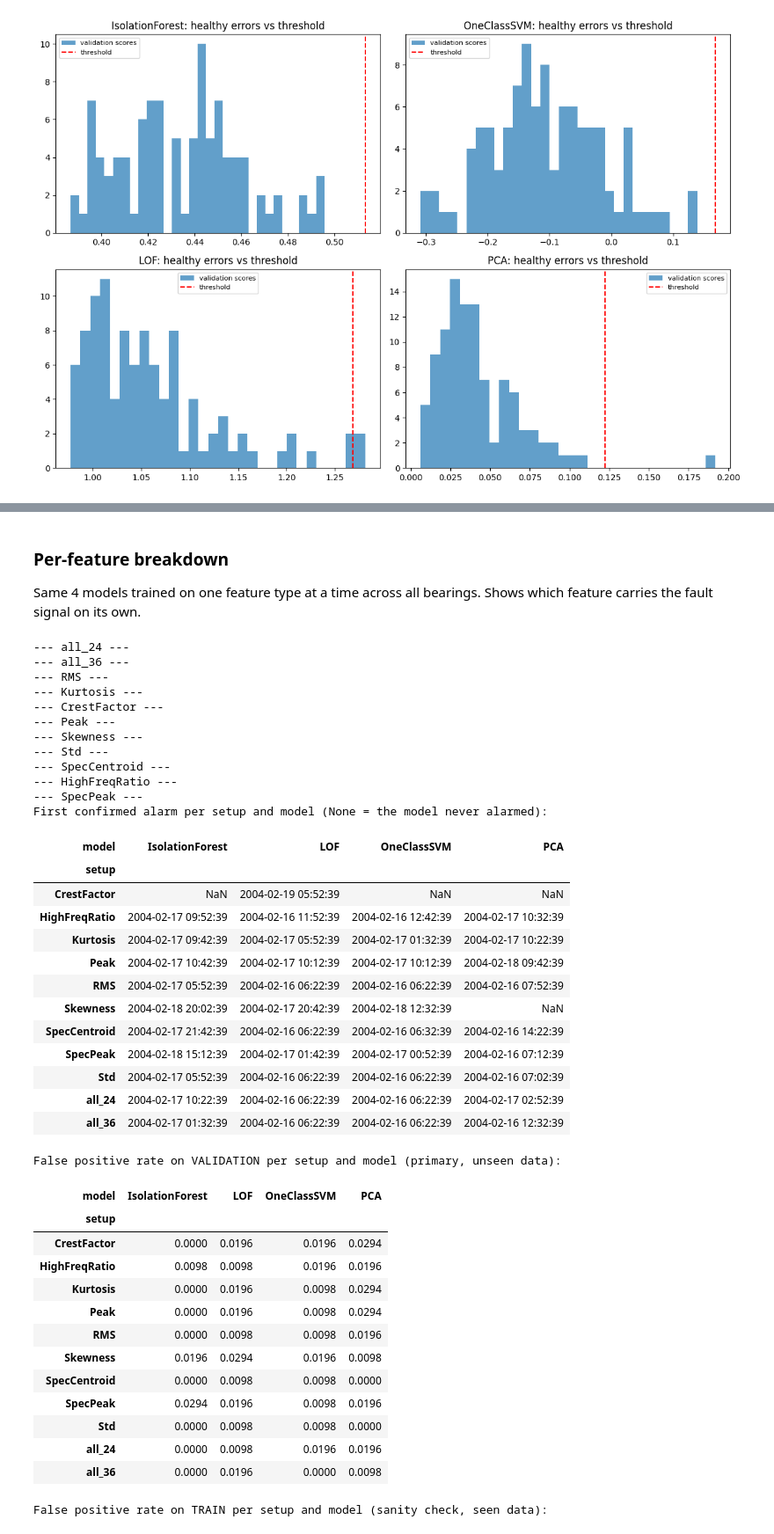
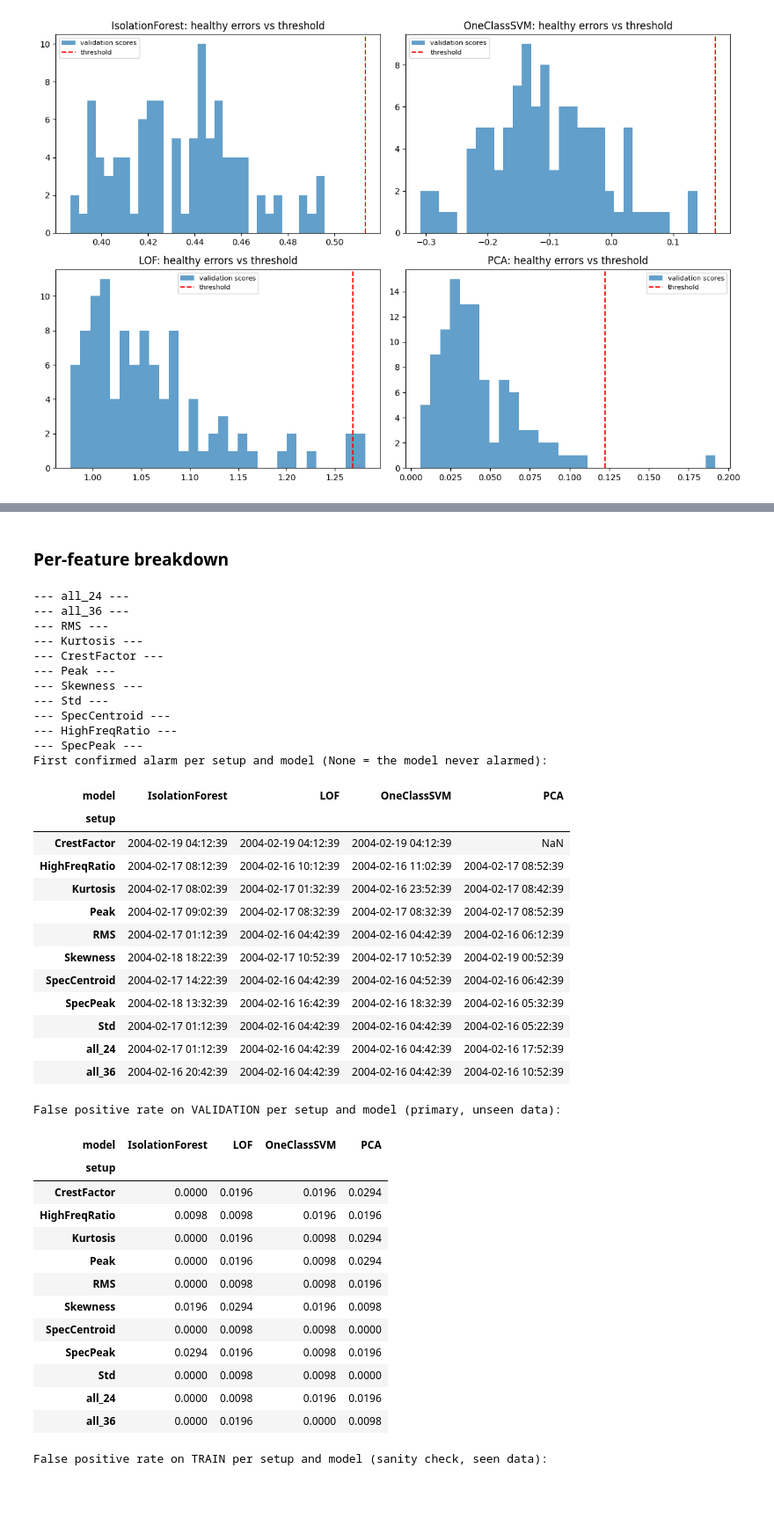
Before and after one commit to maidabiber/anomaly-detection-thesis, a Jupyter notebook: notebooks/analyze_2nd_test.ipynb, the cells around one changed output, grey strips where cells are left out. Shown at 88% size. Cells and saved outputs as stored; diff of their text form; code cells hidden in the pictures; blank space fills up the shorter version.

```diff
--- a/notebooks/analyze_2nd_test.ipynb
+++ b/notebooks/analyze_2nd_test.ipynb
@@ -416,46 +417,45 @@ fault scores reach far beyond it.
 # %% [markdown]
 ### Per-feature breakdown
-
-Same 4 models trained on one feature type at a time across all bearings.
-Shows which feature carries the fault signal on its own.
 # %%
 from src.experiments import compare_feature_setups
 
 train_end = df_healthy_train.index[-1]
 val_end = df_healthy.index[-1]
-comp_df = compare_feature_setups(classical, df, df_healthy_train, df_healthy_val, train_end, val_end, verbose=True)
+# Winning config from the section 9 conclusion: window=10 passed explicitly (NOT the
+# config.CONTINUITY_WINDOW default of 20); mean+3std threshold = config.py defaults.
+comp_df = compare_feature_setups(classical, df, df_healthy_train, df_healthy_val, train_end, val_end, verbose=True, window=10)
 print("First confirmed alarm per setup and model (None = the model never alarmed):")
 display(comp_df.pivot_table(index='setup', columns='model', values='alarm', aggfunc='first', observed=True))
 print("False positive rate on VALIDATION per setup and model (primary, unseen data):")
 display(comp_df.pivot_table(index='setup', columns='model', values='fpr_val', aggfunc='first', observed=True).style.format('{:.4f}'))
 print("False positive rate on TRAIN per setup and model (sanity check, seen data):")
 display(comp_df.pivot_table(index='setup', columns='model', values='fpr_train', aggfunc='first', observed=True).style.format('{:.4f}'))
 # %% [output]
 --- all_24 ---
 --- all_36 ---
 --- RMS ---
 --- Kurtosis ---
 --- CrestFactor ---
 --- Peak ---
 --- Skewness ---
 --- Std ---
 --- SpecCentroid ---
 --- HighFreqRatio ---
 --- SpecPeak ---
 First confirmed alarm per setup and model (None = the model never alarmed):
 | model | IsolationForest | LOF | OneClassSVM | PCA |
 | setup |  |  |  |  |
-| CrestFactor | NaN | 2004-02-19 05:52:39 | NaN | NaN |
-| HighFreqRatio | 2004-02-17 09:52:39 | 2004-02-16 11:52:39 | 2004-02-16 12:42:39 | 2004-02-17 10:32:39 |
-| Kurtosis | 2004-02-17 09:42:39 | 2004-02-17 05:52:39 | 2004-02-17 01:32:39 | 2004-02-17 10:22:39 |
-| Peak | 2004-02-17 10:42:39 | 2004-02-17 10:12:39 | 2004-02-17 10:12:39 | 2004-02-18 09:42:39 |
-| RMS | 2004-02-17 05:52:39 | 2004-02-16 06:22:39 | 2004-02-16 06:22:39 | 2004-02-16 07:52:39 |
-| Skewness | 2004-02-18 20:02:39 | 2004-02-17 20:42:39 | 2004-02-18 12:32:39 | NaN |
-| SpecCentroid | 2004-02-17 21:42:39 | 2004-02-16 06:22:39 | 2004-02-16 06:32:39 | 2004-02-16 14:22:39 |
-| SpecPeak | 2004-02-18 15:12:39 | 2004-02-17 01:42:39 | 2004-02-17 00:52:39 | 2004-02-16 07:12:39 |
-| Std | 2004-02-17 05:52:39 | 2004-02-16 06:22:39 | 2004-02-16 06:22:39 | 2004-02-16 07:02:39 |
-| all_24 | 2004-02-17 10:22:39 | 2004-02-16 06:22:39 | 2004-02-16 06:22:39 | 2004-02-17 02:52:39 |
-| all_36 | 2004-02-17 01:32:39 | 2004-02-16 06:22:39 | 2004-02-16 06:22:39 | 2004-02-16 12:32:39 |
+| CrestFactor | 2004-02-19 04:12:39 | 2004-02-19 04:12:39 | 2004-02-19 04:12:39 | NaN |
+| HighFreqRatio | 2004-02-17 08:12:39 | 2004-02-16 10:12:39 | 2004-02-16 11:02:39 | 2004-02-17 08:52:39 |
+| Kurtosis | 2004-02-17 08:02:39 | 2004-02-17 01:32:39 | 2004-02-16 23:52:39 | 2004-02-17 08:42:39 |
+| Peak | 2004-02-17 09:02:39 | 2004-02-17 08:32:39 | 2004-02-17 08:32:39 | 2004-02-17 08:52:39 |
+| RMS | 2004-02-17 01:12:39 | 2004-02-16 04:42:39 | 2004-02-16 04:42:39 | 2004-02-16 06:12:39 |
+| Skewness | 2004-02-18 18:22:39 | 2004-02-17 10:52:39 | 2004-02-17 10:52:39 | 2004-02-19 00:52:39 |
+| SpecCentroid | 2004-02-17 14:22:39 | 2004-02-16 04:42:39 | 2004-02-16 04:52:39 | 2004-02-16 06:42:39 |
+| SpecPeak | 2004-02-18 13:32:39 | 2004-02-16 16:42:39 | 2004-02-16 18:32:39 | 2004-02-16 05:32:39 |
+| Std | 2004-02-17 01:12:39 | 2004-02-16 04:42:39 | 2004-02-16 04:42:39 | 2004-02-16 05:22:39 |
+| all_24 | 2004-02-17 01:12:39 | 2004-02-16 04:42:39 | 2004-02-16 04:42:39 | 2004-02-16 17:52:39 |
+| all_36 | 2004-02-16 20:42:39 | 2004-02-16 04:42:39 | 2004-02-16 04:42:39 | 2004-02-16 10:52:39 |
 False positive rate on VALIDATION per setup and model (primary, unseen data):
 | model | IsolationForest | LOF | OneClassSVM | PCA |
 | setup |  |  |  |  |
```
Also changed, not shown: parts of 85 cells of this notebook, 2 other files.
